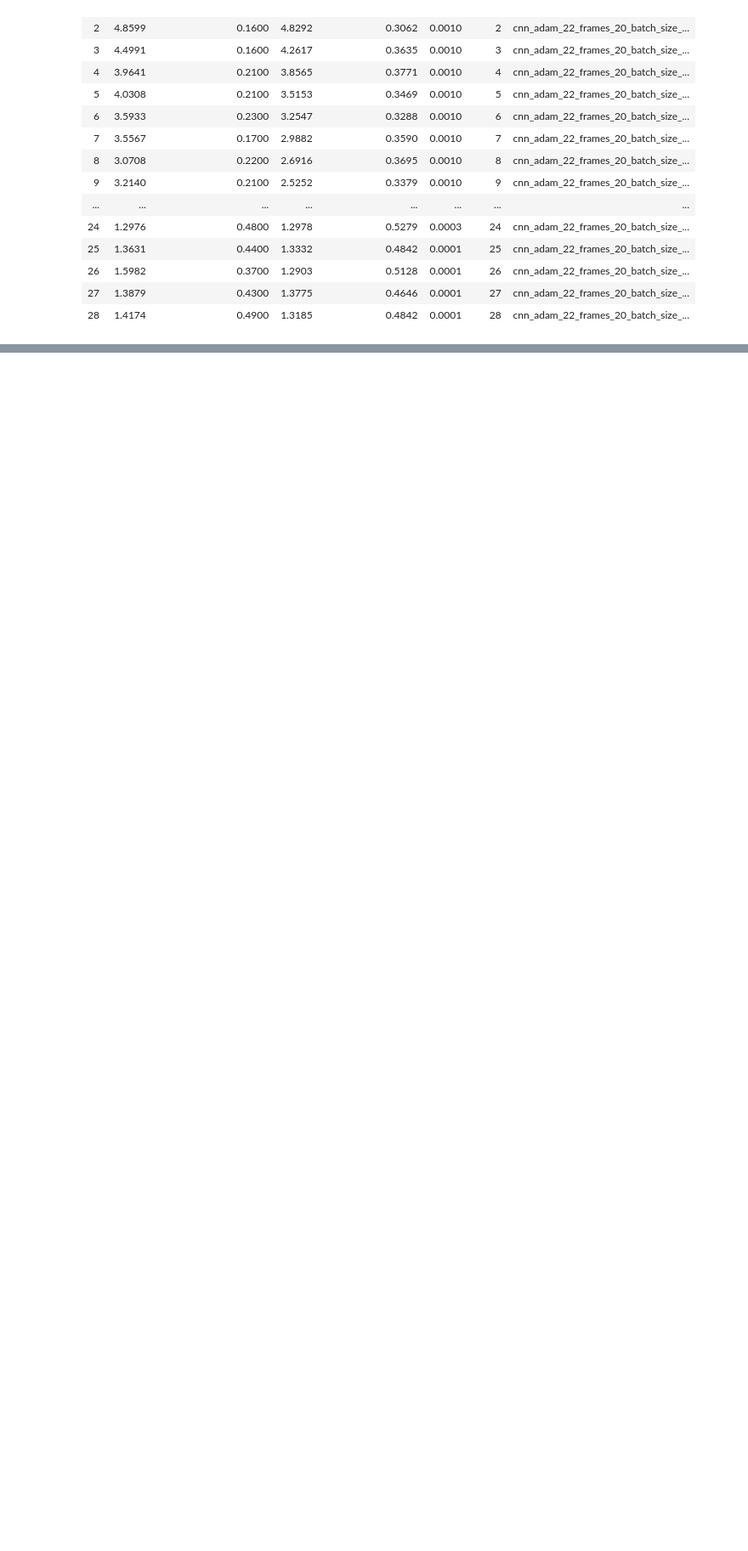
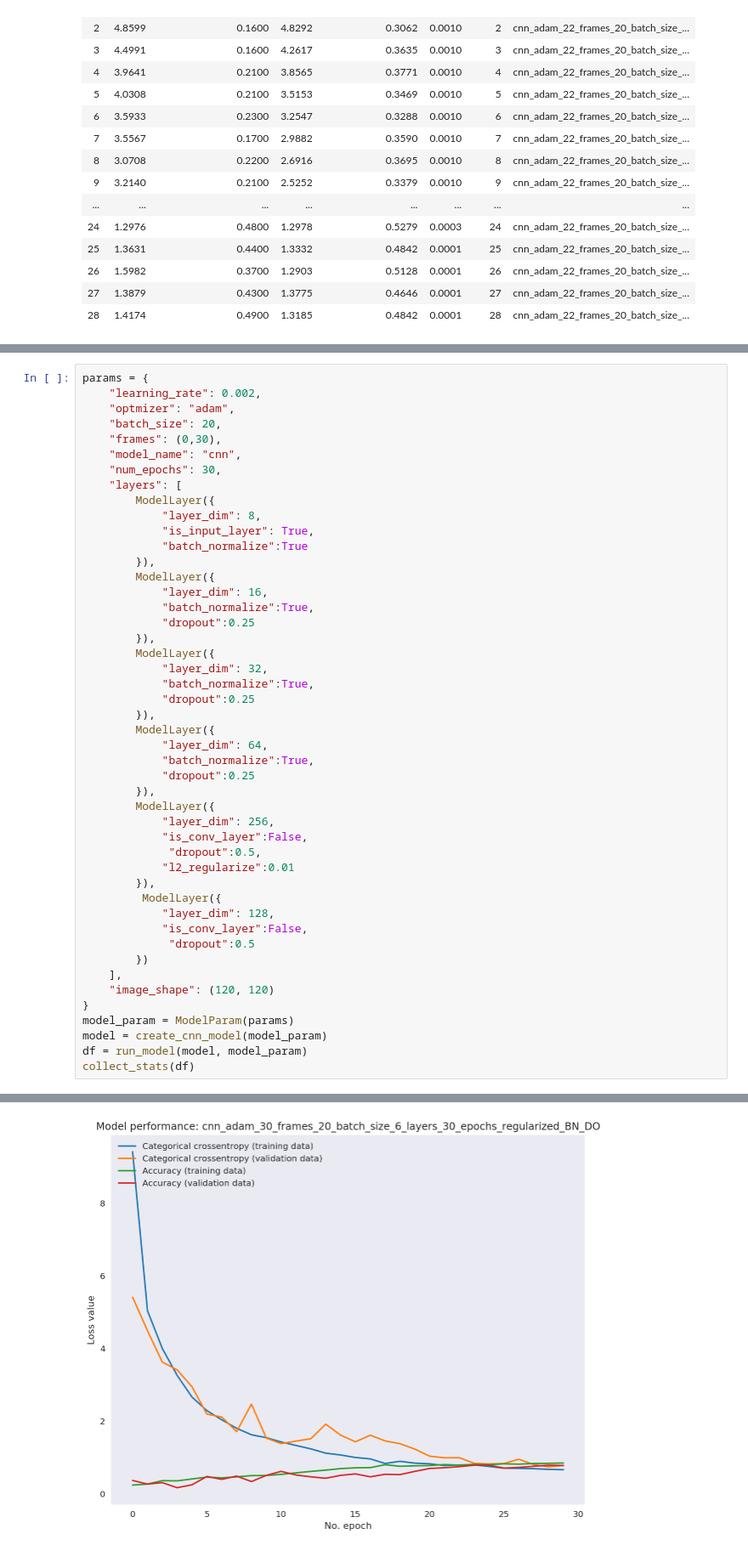
Before and after one commit to ashwanikumar04/gesture-recognition-rnn, a Jupyter notebook: gesture_recognition_cnn.ipynb, the cells around one changed output, grey strips where cells are left out. Shown: that part at 85% size. Saved outputs shown, nothing was run; the diff lists cells and outputs as text; blank space fills up the shorter version.

```diff
--- a/gesture_recognition_cnn.ipynb
+++ b/gesture_recognition_cnn.ipynb
@@ -1660,0 +1706,48 @@ collect_stats(df)
+# %%
+params = {
+    "learning_rate": 0.002,
+    "optmizer": "adam",
+    "batch_size": 20,
+    "frames": (0,30),
+    "model_name": "cnn",
+    "num_epochs": 30,
+    "layers": [
+        ModelLayer({
+            "layer_dim": 8,
+            "is_input_layer": True,
+            "batch_normalize":True
+        }),
+        ModelLayer({
+            "layer_dim": 16,
+            "batch_normalize":True,
+            "dropout":0.25
+        }),
+        ModelLayer({
+            "layer_dim": 32,
+            "batch_normalize":True,
+            "dropout":0.25
+        }),
+        ModelLayer({
+            "layer_dim": 64,
+            "batch_normalize":True,
+            "dropout":0.25
+        }),
+        ModelLayer({
+            "layer_dim": 256,
+            "is_conv_layer":False,
+             "dropout":0.5,
+            "l2_regularize":0.01
+        }),
+         ModelLayer({
+            "layer_dim": 128,
+            "is_conv_layer":False,
+             "dropout":0.5
+        })
+    ],
+    "image_shape": (120, 120)
+}
+model_param = ModelParam(params)
+model = create_cnn_model(model_param)
+df = run_model(model, model_param)
+collect_stats(df)
+# %% [output]
@@ -1660,0 +1771 @@ collect_stats(df)
+[figure, added]
```
Also changed, not shown: parts of 7 cells of this notebook, 6 other files.
